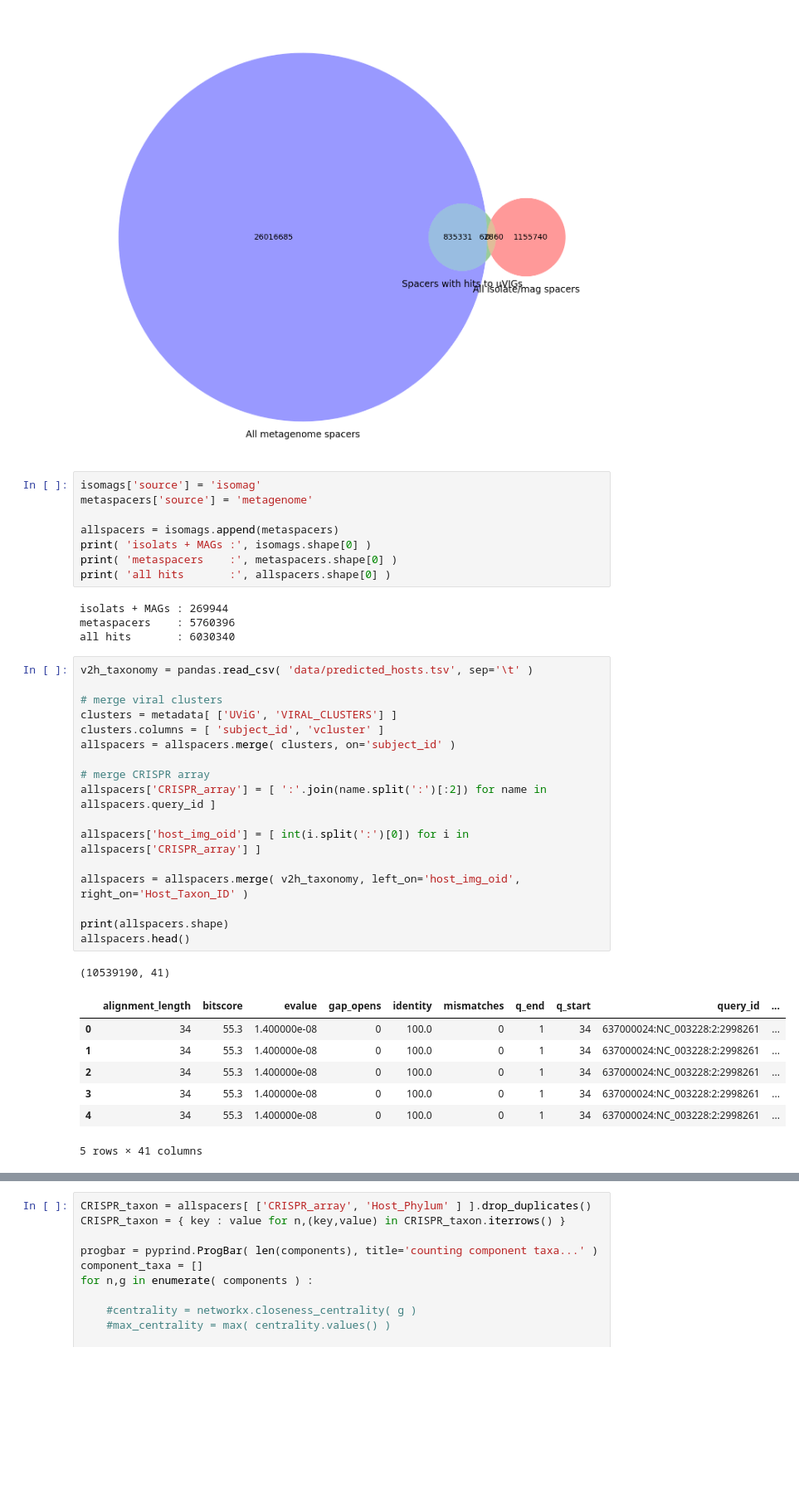
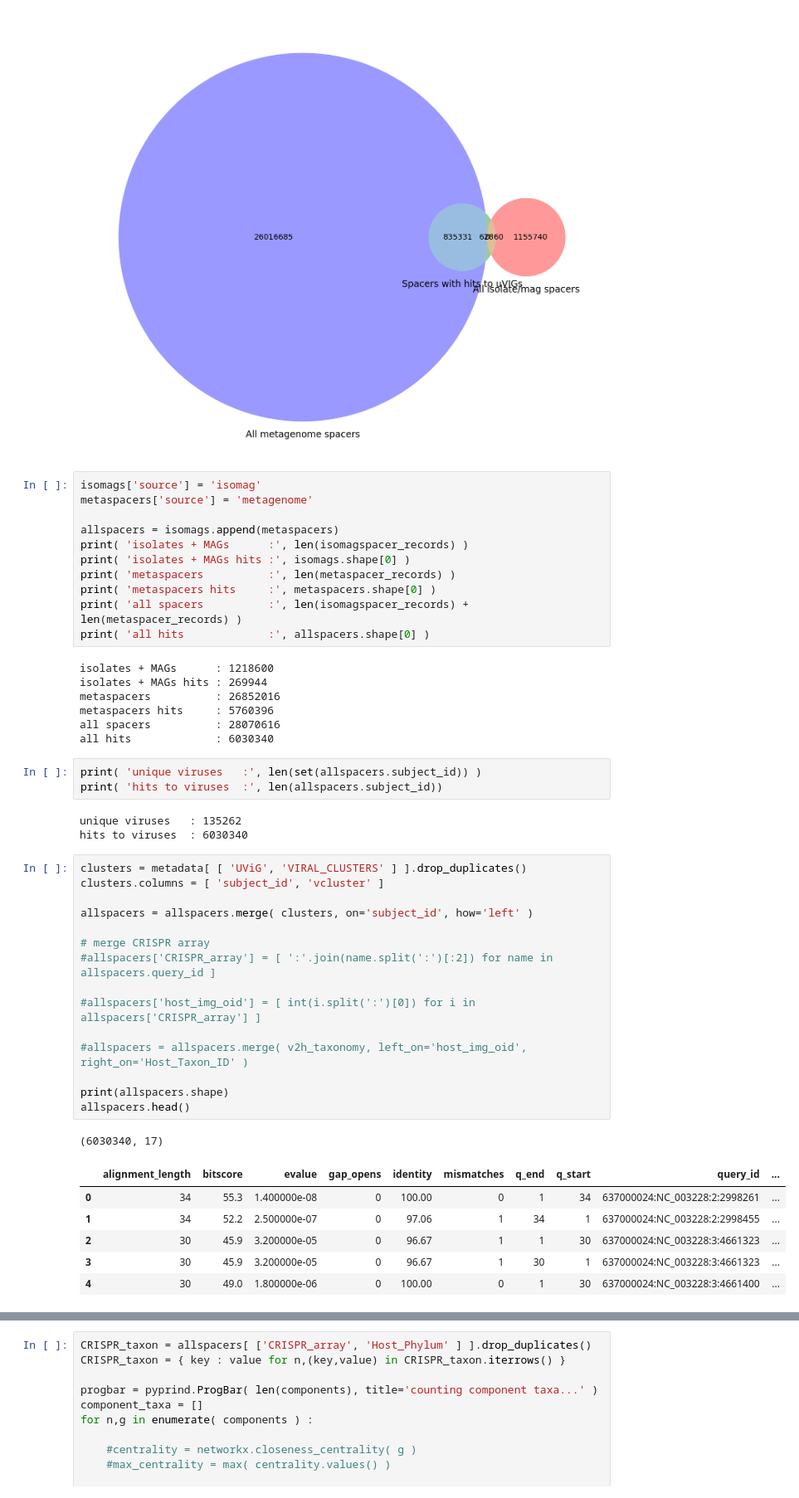
Before and after one commit to camillescott/viralnet, a Jupyter notebook: hypernet.ipynb, the cells around one changed output, grey strips where cells are left out. Shown at 83% size. Saved outputs shown, nothing was run; the diff lists cells and outputs as text; blank space fills up the shorter version.

```diff
--- a/hypernet.ipynb
+++ b/hypernet.ipynb
@@ -82,36 +82,45 @@ isomags['source'] = 'isomag'
 metaspacers['source'] = 'metagenome'
 
 allspacers = isomags.append(metaspacers)
-print( 'isolats + MAGs :', isomags.shape[0] )
-print( 'metaspacers    :', metaspacers.shape[0] )
-print( 'all hits       :', allspacers.shape[0] )
+print( 'isolates + MAGs      :', len(isomagspacer_records) )
+print( 'isolates + MAGs hits :', isomags.shape[0] )
+print( 'metaspacers          :', len(metaspacer_records) )
+print( 'metaspacers hits     :', metaspacers.shape[0] )
+print( 'all spacers          :', len(isomagspacer_records) + len(metaspacer_records) )
+print( 'all hits             :', allspacers.shape[0] )
 # %% [output]
-isolats + MAGs : 269944
-metaspacers    : 5760396
-all hits       : 6030340
+isolates + MAGs      : 1218600
+isolates + MAGs hits : 269944
+metaspacers          : 26852016
+metaspacers hits     : 5760396
+all spacers          : 28070616
+all hits             : 6030340
+# %%
+print( 'unique viruses   :', len(set(allspacers.subject_id)) )
+print( 'hits to viruses  :', len(allspacers.subject_id))
+# %% [output]
+unique viruses   : 135262
+hits to viruses  : 6030340
 # %%
-v2h_taxonomy = pandas.read_csv( 'data/predicted_hosts.tsv', sep='\t' )
+clusters = metadata[ [ 'UViG', 'VIRAL_CLUSTERS' ] ].drop_duplicates()
+clusters.columns = [ 'subject_id', 'vcluster' ]
 
-# merge viral clusters
-clusters = metadata[ ['UViG', 'VIRAL_CLUSTERS'] ]
-clusters.columns = [ 'subject_id', 'vcluster' ]
-allspacers = allspacers.merge( clusters, on='subject_id' )
+allspacers = allspacers.merge( clusters, on='subject_id', how='left' )
 
 # merge CRISPR array
-allspacers['CRISPR_array'] = [ ':'.join(name.split(':')[:2]) for name in allspacers.query_id ]
+#allspacers['CRISPR_array'] = [ ':'.join(name.split(':')[:2]) for name in allspacers.query_id ]
 
-allspacers['host_img_oid'] = [ int(i.split(':')[0]) for i in allspacers['CRISPR_array'] ]
+#allspacers['host_img_oid'] = [ int(i.split(':')[0]) for i in allspacers['CRISPR_array'] ]
 
-allspacers = allspacers.merge( v2h_taxonomy, left_on='host_img_oid', right_on='Host_Taxon_ID' )
+#allspacers = allspacers.merge( v2h_taxonomy, left_on='host_img_oid', right_on='Host_Taxon_ID' )
 
 print(allspacers.shape)
 allspacers.head()
 # %% [output]
-(10539190, 41)
+(6030340, 17)
 |  | alignment_length | bitscore | evalue | gap_opens | identity | mismatches | q_end | q_start | query_id | ... |
-| 0 | 34 | 55.3 | 1.400000e-08 | 0 | 100.0 | 0 | 1 | 34 | 637000024:NC_003228:2:2998261 | ... |
-| 1 | 34 | 55.3 | 1.400000e-08 | 0 | 100.0 | 0 | 1 | 34 | 637000024:NC_003228:2:2998261 | ... |
-| 2 | 34 | 55.3 | 1.400000e-08 | 0 | 100.0 | 0 | 1 | 34 | 637000024:NC_003228:2:2998261 | ... |
-| 3 | 34 | 55.3 | 1.400000e-08 | 0 | 100.0 | 0 | 1 | 34 | 637000024:NC_003228:2:2998261 | ... |
-| 4 | 34 | 55.3 | 1.400000e-08 | 0 | 100.0 | 0 | 1 | 34 | 637000024:NC_003228:2:2998261 | ... |
+| 0 | 34 | 55.3 | 1.400000e-08 | 0 | 100.00 | 0 | 1 | 34 | 637000024:NC_003228:2:2998261 | ... |
+| 1 | 34 | 52.2 | 2.500000e-07 | 0 | 97.06 | 1 | 34 | 1 | 637000024:NC_003228:2:2998455 | ... |
+| 2 | 30 | 45.9 | 3.200000e-05 | 0 | 96.67 | 1 | 1 | 30 | 637000024:NC_003228:3:4661323 | ... |
+| 3 | 30 | 45.9 | 3.200000e-05 | 0 | 96.67 | 1 | 30 | 1 | 637000024:NC_003228:3:4661323 | ... |
+| 4 | 30 | 49.0 | 1.800000e-06 | 0 | 100.00 | 0 | 1 | 30 | 637000024:NC_003228:3:4661400 | ... |
-5 rows × 41 columns
```
Also changed, not shown: parts of 7 cells of this notebook.
